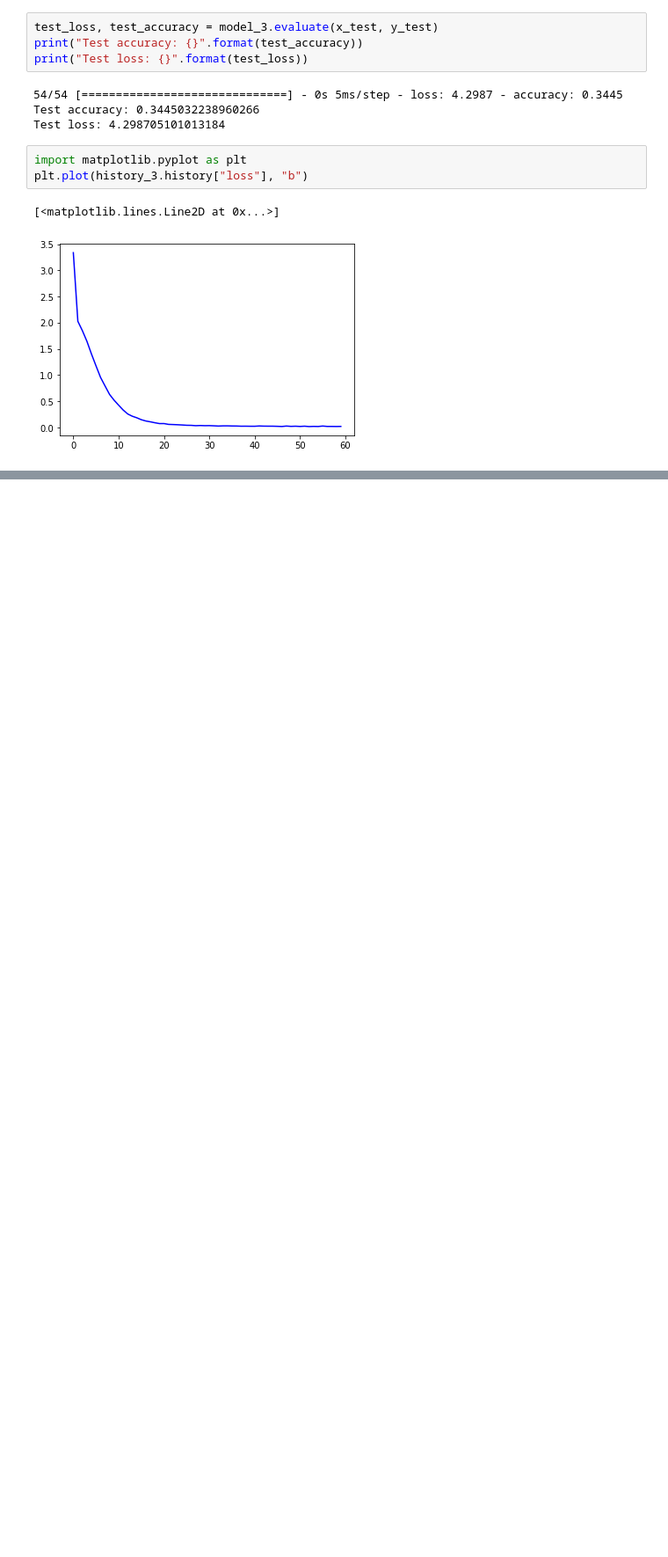
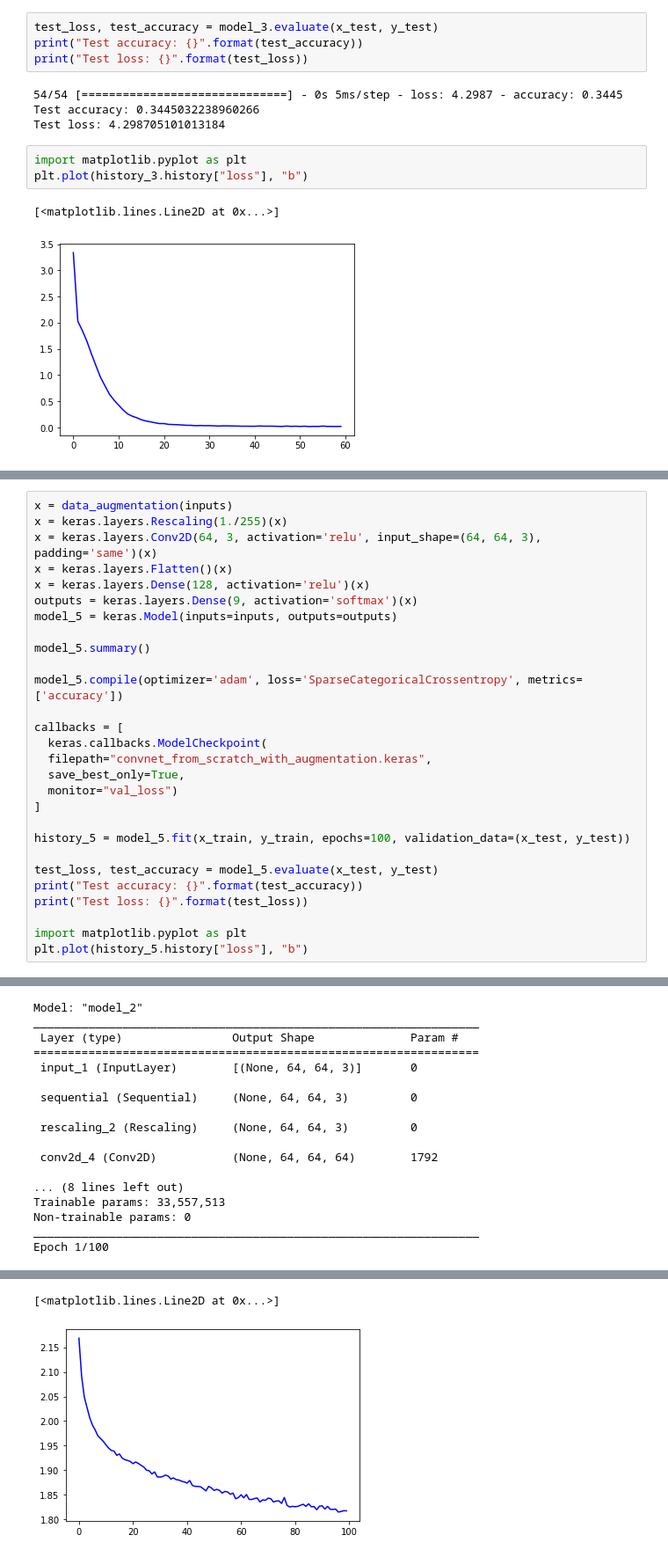
Before and after one commit to Cycyplay/M2_DeepLearning_Classification, a Jupyter notebook: DeepLearning_Projet_Classification_Version_de_Base.ipynb, the cells around one changed output, grey strips where cells are left out. Shown: that part at 88% size. Saved outputs shown, nothing was run; the diff lists cells and outputs as text; blank space fills up the shorter version.

```diff
--- a/DeepLearning_Projet_Classification_Version_de_Base.ipynb
+++ b/DeepLearning_Projet_Classification_Version_de_Base.ipynb
@@ -189,0 +305,29 @@ plt.plot(history_3.history["loss"], "b")
+# %%
+x = data_augmentation(inputs)
+x = keras.layers.Rescaling(1./255)(x)
+x = keras.layers.Conv2D(64, 3, activation='relu', input_shape=(64, 64, 3), padding='same')(x)
+x = keras.layers.Flatten()(x)
+x = keras.layers.Dense(128, activation='relu')(x)
+outputs = keras.layers.Dense(9, activation='softmax')(x)
+model_5 = keras.Model(inputs=inputs, outputs=outputs)
+
+model_5.summary()
+
+model_5.compile(optimizer='adam', loss='SparseCategoricalCrossentropy', metrics=['accuracy'])
+
+callbacks = [
+  keras.callbacks.ModelCheckpoint(
+  filepath="convnet_from_scratch_with_augmentation.keras",
+  save_best_only=True,
+  monitor="val_loss")
+]
+
+history_5 = model_5.fit(x_train, y_train, epochs=100, validation_data=(x_test, y_test))
+
+test_loss, test_accuracy = model_5.evaluate(x_test, y_test)
+print("Test accuracy: {}".format(test_accuracy))
+print("Test loss: {}".format(test_loss))
+
+import matplotlib.pyplot as plt
+plt.plot(history_5.history["loss"], "b")
+# %% [output]
@@ -189,0 +344,17 @@ plt.plot(history_3.history["loss"], "b")
+Model: "model_2"
+_________________________________________________________________
+ Layer (type)                Output Shape              Param #
+=================================================================
+ input_1 (InputLayer)        [(None, 64, 64, 3)]       0
+
+ sequential (Sequential)     (None, 64, 64, 3)         0
+
+ rescaling_2 (Rescaling)     (None, 64, 64, 3)         0
+
+ conv2d_4 (Conv2D)           (None, 64, 64, 64)        1792
+
+... (8 lines left out)
+Trainable params: 33,557,513
+Non-trainable params: 0
+_________________________________________________________________
+Epoch 1/100
@@ -189,0 +398,2 @@ plt.plot(history_3.history["loss"], "b")
+[<matplotlib.lines.Line2D at 0x...>]
+[figure, added]
```
Also changed, not shown: parts of 16 cells of this notebook.
